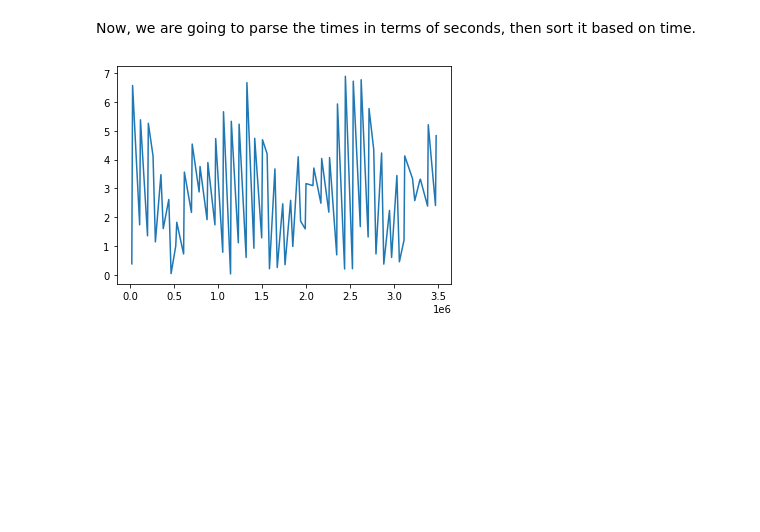
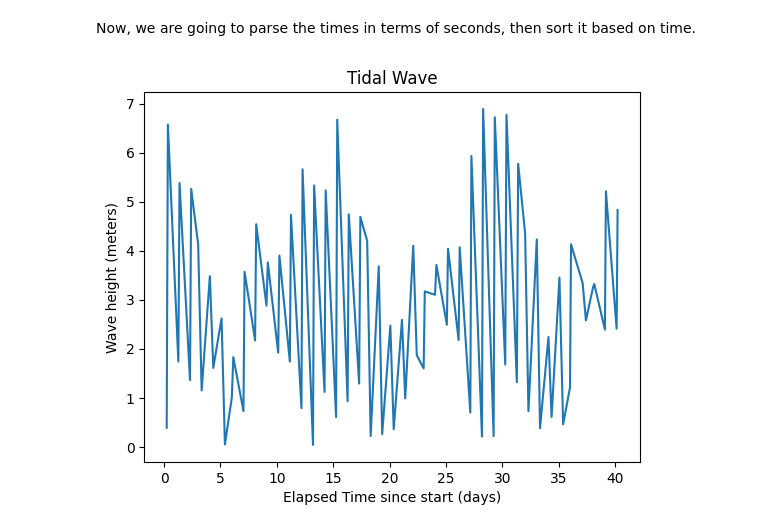
Before and after one commit to jadyobri/Group_Project_ASTR_19, a Jupyter notebook: data/GroupProjectAssignment.ipynb, the cells around one changed output. Drawn from its saved outputs; the diff is of its cells as text; code cells hidden in the pictures; blank space fills up the shorter version.

```diff
--- a/data/GroupProjectAssignment.ipynb
+++ b/data/GroupProjectAssignment.ipynb
@@ -65,19 +65,24 @@ def SortTimes(_Days:list, _Times:list, _Height:list):
     XValues = []
     YValues = []
     for Pair in TimePairs:
-        XValues.append(Pair[0])
+        XValues.append(Pair[0]/(3600*24))
+
         YValues.append(Pair[1])
 
 
+
     return XValues, YValues
 # %%
 def Main():
     Days, TimesRaw, WaveHeights = ParseFile()
     Timestamps, WaveHeights = SortTimes(Days, TimesRaw, WaveHeights)
 
     plt.plot(Timestamps, WaveHeights)
+    plt.xlabel("Elapsed Time since start (days)")
+    plt.ylabel("Wave height (meters)")
+    plt.title("Tidal Wave")
 
 if __name__ == "__main__":
     Main()
 # %% [output]
-[figure, old version]
+[figure, new version]
```
